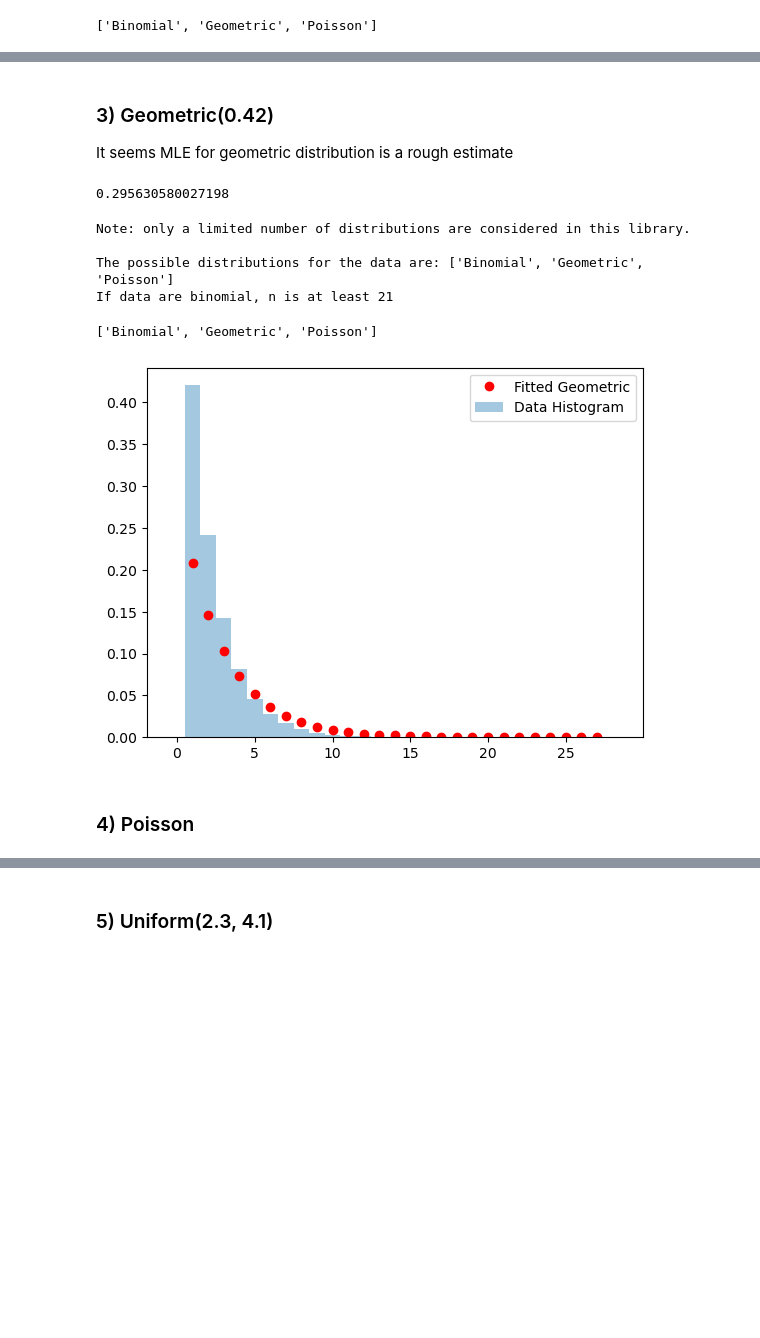
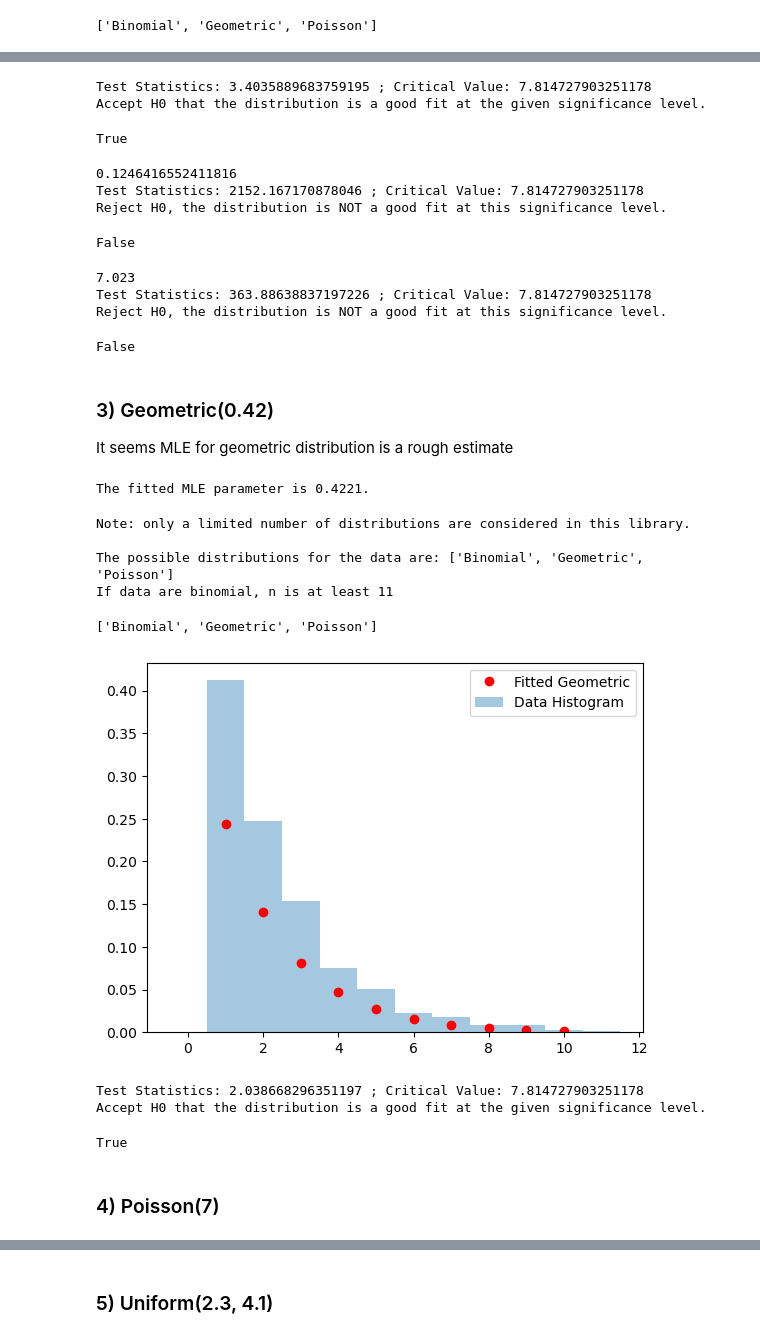
Before and after one commit to Mahshid-git/ISYE_6644_Distribution_Fitting, a Jupyter notebook: 01 Code/Examples.ipynb, the cells around one changed output, grey strips where cells are left out. Drawn from its saved outputs; the diff is of its cells as text; code cells hidden in the pictures; blank space fills up the shorter version.

```diff
--- a/01 Code/Examples.ipynb
+++ b/01 Code/Examples.ipynb
@@ -102,26 +71,69 @@ model.binomial_plot((n,p))
+# %%
+# perform Goodness of Fit test
+gof_test = gof.Gof(dist_type='binomial', par=(n,p))
+gof_test.gof(data)
+# %% [output]
+Test Statistics: 3.4035889683759195 ; Critical Value: 7.814727903251178
+Accept H0 that the distribution is a good fit at the given significance level.
+True
+# %%
+# perform Goodness of Fit test for geometric
+# first fit data to geometric
+model = dft.Fitting(data, dist_type='geometric')
+
+gof_test = gof.Gof(dist_type='geometric', par=model.fit())
+gof_test.gof(data)
+# %% [output]
+0.1246416552411816
+Test Statistics: 2152.167170878046 ; Critical Value: 7.814727903251178
+Reject H0, the distribution is NOT a good fit at this significance level.
+False
+# %%
+# perform Goodness of Fit test for poisson
+# first fit data to Poisson
+model = dft.Fitting(data, dist_type='poisson')
+
+gof_test = gof.Gof(dist_type='poisson', par=model.fit())
+gof_test.gof(data)
+# %% [output]
+7.023
+Test Statistics: 363.88638837197226 ; Critical Value: 7.814727903251178
+Reject H0, the distribution is NOT a good fit at this significance level.
+False
 # %% [markdown]
 ### 3) Geometric(0.42)
 
 It seems MLE for geometric distribution is a rough estimate
+# %%
+# generate data
+data_dist = dgn.Datagen(dist_type='geometric', row_count=1000, par=(.42), seed=1)
+data = data_dist.data_generation()
 # %%
-data = data_generation('geometric', [0.42], row_count)
-
-model = dft.Fitting(data)
-p = model.geometric_fit()
-print(p)
+# estimate MLE parameter
+model = dft.Fitting(data, dist_type='geometric')
+fitted_mle_param = model.fit()
+print("The fitted MLE parameter is %.4f." %fitted_mle_param)
 # %% [output]
-0.295630580027198
+The fitted MLE parameter is 0.4221.
 # %%
 model.guess_distributions()
 # %% [output]
 Note: only a limited number of distributions are considered in this library.
 
 The possible distributions for the data are: ['Binomial', 'Geometric', 'Poisson']
-If data are binomial, n is at least 21
+If data are binomial, n is at least 11
 ['Binomial', 'Geometric', 'Poisson']
 # %%
-model.geometric_plot(p)
+model.geometric_plot(fitted_mle_param)
 # %% [output]
-[figure, old version]
+[figure, new version]
+# %%
+# perform Goodness of Fit test
+gof_test = gof.Gof(dist_type='geometric', par=(fitted_mle_param))
+gof_test.gof(data)
+# %% [output]
+Test Statistics: 2.038668296351197 ; Critical Value: 7.814727903251178
+Accept H0 that the distribution is a good fit at the given significance level.
+True
 # %% [markdown]
-### 4) Poisson
+### 4) Poisson(7)
```
Also changed, not shown: parts of 33 cells of this notebook, 3 other files.
